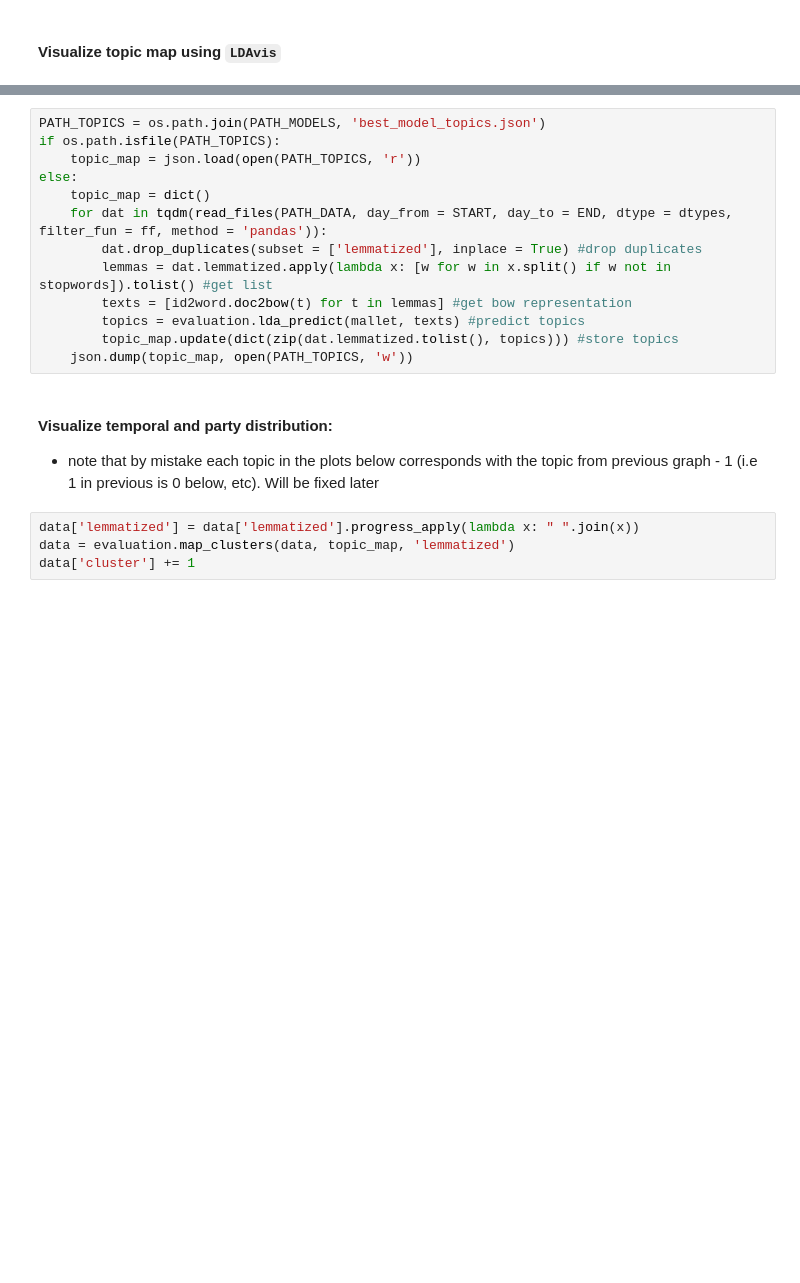
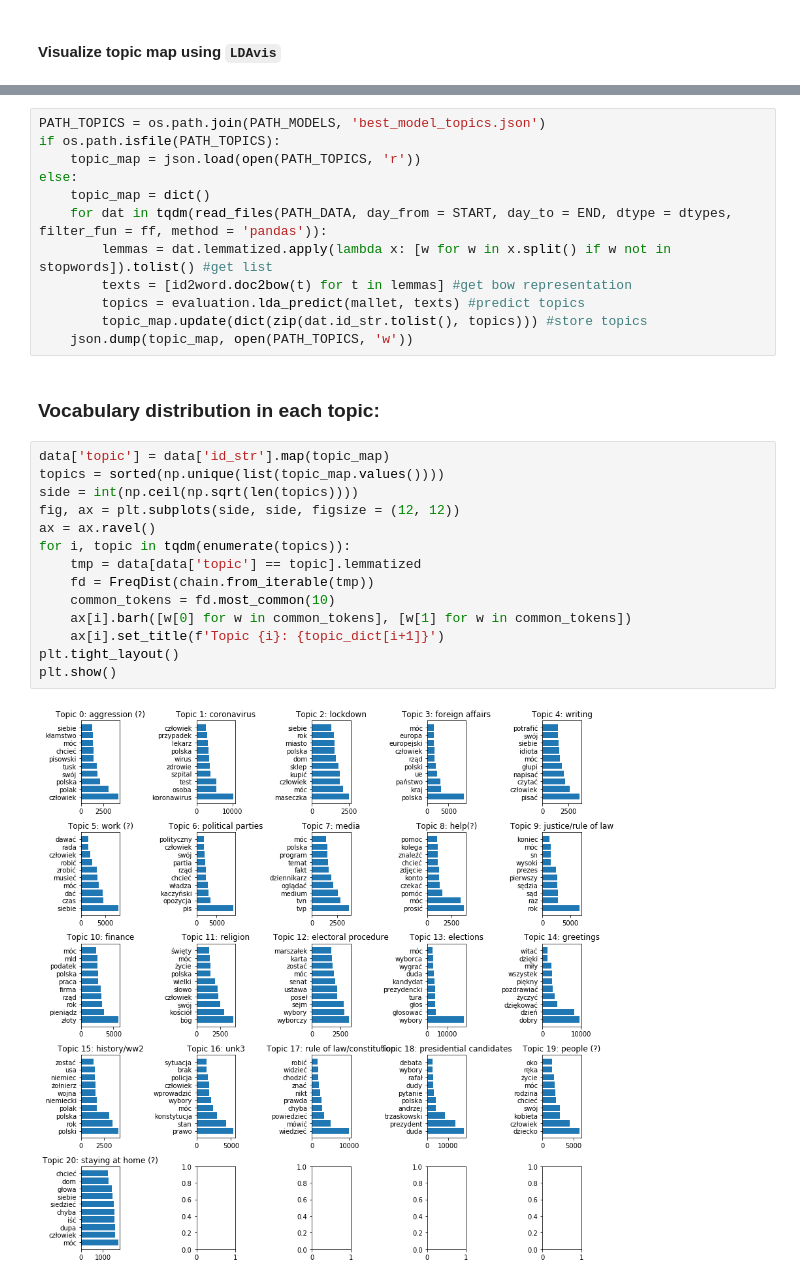
Before and after one commit to bodzioboo/twitter, a Jupyter notebook: notebooks/nlp/topics_lda.ipynb, the cells around one changed output, grey strips where cells are left out. Saved outputs shown, nothing was run; the diff lists cells and outputs as text; blank space fills up the shorter version.

```diff
--- a/notebooks/nlp/topics_lda.ipynb
+++ b/notebooks/nlp/topics_lda.ipynb
@@ -205,16 +197,26 @@ if os.path.isfile(PATH_TOPICS):
 else:
     topic_map = dict()
     for dat in tqdm(read_files(PATH_DATA, day_from = START, day_to = END, dtype = dtypes, filter_fun = ff, method = 'pandas')):
-        dat.drop_duplicates(subset = ['lemmatized'], inplace = True) #drop duplicates
         lemmas = dat.lemmatized.apply(lambda x: [w for w in x.split() if w not in stopwords]).tolist() #get list
         texts = [id2word.doc2bow(t) for t in lemmas] #get bow representation
         topics = evaluation.lda_predict(mallet, texts) #predict topics
-        topic_map.update(dict(zip(dat.lemmatized.tolist(), topics))) #store topics
+        topic_map.update(dict(zip(dat.id_str.tolist(), topics))) #store topics
     json.dump(topic_map, open(PATH_TOPICS, 'w'))
-# %% [markdown]
-#### Visualize temporal and party distribution:
-- note that by mistake each topic in the plots below corresponds with the topic from previous graph - 1 (i.e 1 in previous is 0 below, etc). Will be fixed later
-# %%
-data['lemmatized'] = data['lemmatized'].progress_apply(lambda x: " ".join(x))
-data = evaluation.map_clusters(data, topic_map, 'lemmatized')
-data['cluster'] += 1
+# %% [markdown]
+### Vocabulary distribution in each topic:
+# %%
+data['topic'] = data['id_str'].map(topic_map)
+topics = sorted(np.unique(list(topic_map.values())))
+side = int(np.ceil(np.sqrt(len(topics))))
+fig, ax = plt.subplots(side, side, figsize = (12, 12))
+ax = ax.ravel()
+for i, topic in tqdm(enumerate(topics)):
+    tmp = data[data['topic'] == topic].lemmatized
+    fd = FreqDist(chain.from_iterable(tmp))
+    common_tokens = fd.most_common(10)
+    ax[i].barh([w[0] for w in common_tokens], [w[1] for w in common_tokens])
+    ax[i].set_title(f'Topic {i}: {topic_dict[i+1]}')
+plt.tight_layout()
+plt.show()
+# %% [output]
+[figure, added]
```
Also changed, not shown: parts of 25 cells of this notebook, 2 other files.
